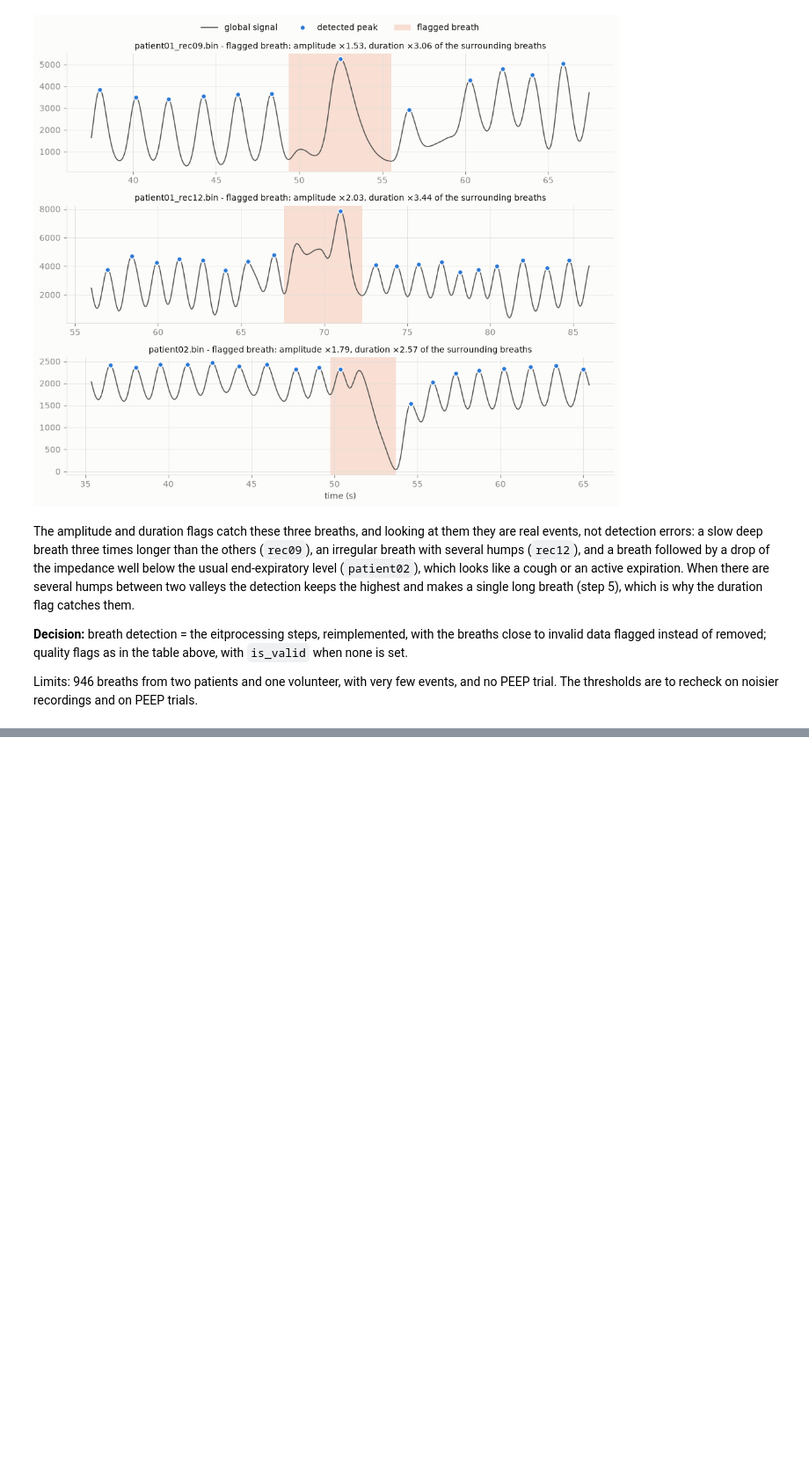
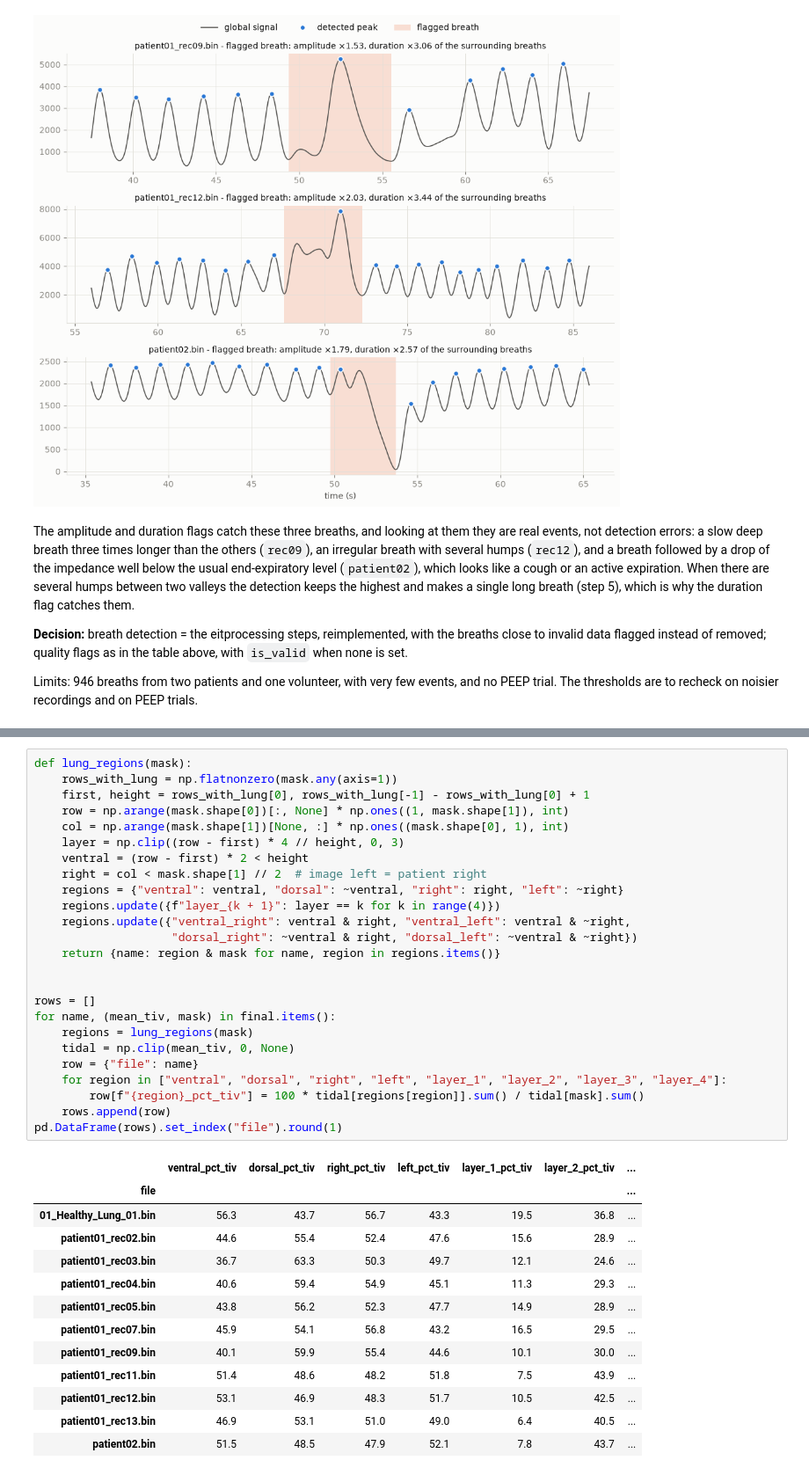
Before and after one commit to Kernel236/fastEIT, a Jupyter notebook: notebooks/05_preprocessing_choices.ipynb, the cells around one changed output, grey strips where cells are left out. Shown at 88% size. Drawn from its saved outputs; the diff is of its cells as text; blank space fills up the shorter version.

```diff
--- a/notebooks/05_preprocessing_choices.ipynb
+++ b/notebooks/05_preprocessing_choices.ipynb
@@ -1009,0 +1101,39 @@ on noisier recordings and on PEEP trials.
+# %%
+def lung_regions(mask):
+    rows_with_lung = np.flatnonzero(mask.any(axis=1))
+    first, height = rows_with_lung[0], rows_with_lung[-1] - rows_with_lung[0] + 1
+    row = np.arange(mask.shape[0])[:, None] * np.ones((1, mask.shape[1]), int)
+    col = np.arange(mask.shape[1])[None, :] * np.ones((mask.shape[0], 1), int)
+    layer = np.clip((row - first) * 4 // height, 0, 3)
+    ventral = (row - first) * 2 < height
+    right = col < mask.shape[1] // 2  # image left = patient right
+    regions = {"ventral": ventral, "dorsal": ~ventral, "right": right, "left": ~right}
+    regions.update({f"layer_{k + 1}": layer == k for k in range(4)})
+    regions.update({"ventral_right": ventral & right, "ventral_left": ventral & ~right,
+                    "dorsal_right": ~ventral & right, "dorsal_left": ~ventral & ~right})
+    return {name: region & mask for name, region in regions.items()}
+
+
+rows = []
+for name, (mean_tiv, mask) in final.items():
+    regions = lung_regions(mask)
+    tidal = np.clip(mean_tiv, 0, None)
+    row = {"file": name}
+    for region in ["ventral", "dorsal", "right", "left", "layer_1", "layer_2", "layer_3", "layer_4"]:
+        row[f"{region}_pct_tiv"] = 100 * tidal[regions[region]].sum() / tidal[mask].sum()
+    rows.append(row)
+pd.DataFrame(rows).set_index("file").round(1)
+# %% [output]
+|  | ventral_pct_tiv | dorsal_pct_tiv | right_pct_tiv | left_pct_tiv | layer_1_pct_tiv | layer_2_pct_tiv | ... |
+| file |  |  |  |  |  |  | ... |
+| 01_Healthy_Lung_01.bin | 56.3 | 43.7 | 56.7 | 43.3 | 19.5 | 36.8 | ... |
+| patient01_rec02.bin | 44.6 | 55.4 | 52.4 | 47.6 | 15.6 | 28.9 | ... |
+| patient01_rec03.bin | 36.7 | 63.3 | 50.3 | 49.7 | 12.1 | 24.6 | ... |
+| patient01_rec04.bin | 40.6 | 59.4 | 54.9 | 45.1 | 11.3 | 29.3 | ... |
+| patient01_rec05.bin | 43.8 | 56.2 | 52.3 | 47.7 | 14.9 | 28.9 | ... |
+| patient01_rec07.bin | 45.9 | 54.1 | 56.8 | 43.2 | 16.5 | 29.5 | ... |
+| patient01_rec09.bin | 40.1 | 59.9 | 55.4 | 44.6 | 10.1 | 30.0 | ... |
+| patient01_rec11.bin | 51.4 | 48.6 | 48.2 | 51.8 | 7.5 | 43.9 | ... |
+| patient01_rec12.bin | 53.1 | 46.9 | 48.3 | 51.7 | 10.5 | 42.5 | ... |
+| patient01_rec13.bin | 46.9 | 53.1 | 51.0 | 49.0 | 6.4 | 40.5 | ... |
+| patient02.bin | 51.5 | 48.5 | 47.9 | 52.1 | 7.8 | 43.7 | ... |
```
Also changed, not shown: parts of 8 cells of this notebook.
